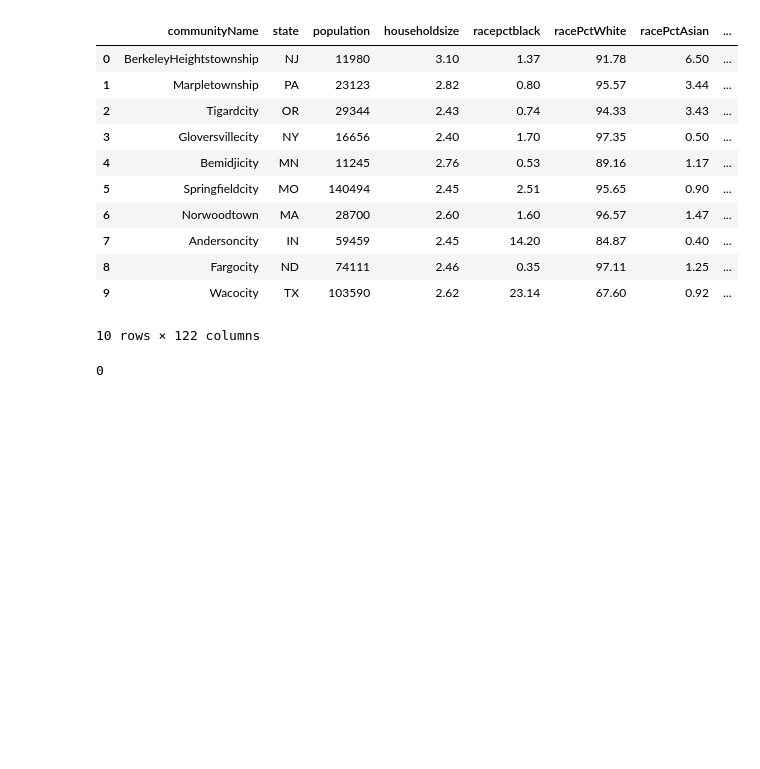
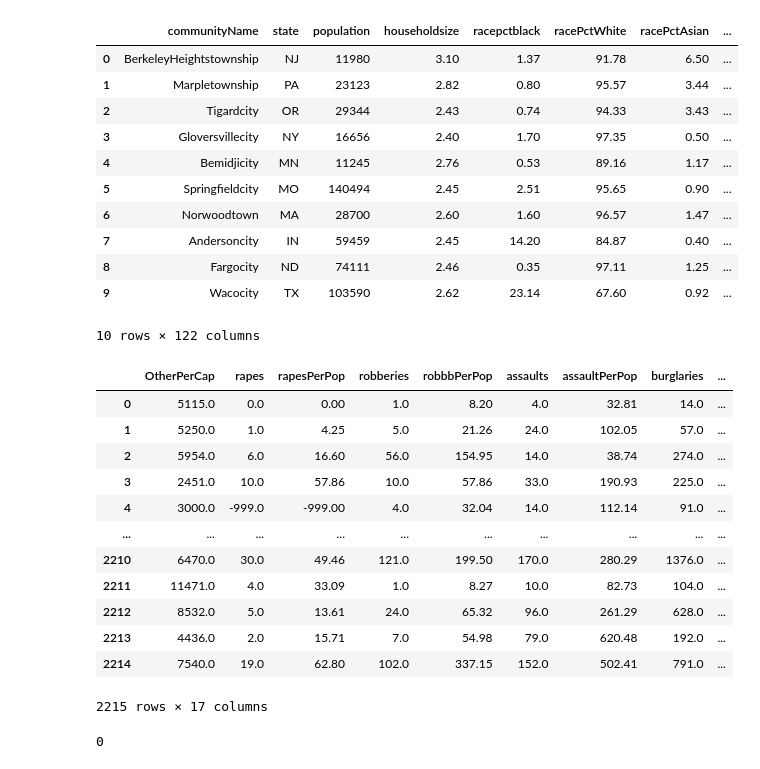
Before and after one commit to Fatimajavid/PredictingCrimesintheUS, a Jupyter notebook: Project.ipynb, the cells around one changed output. Saved outputs shown, nothing was run; the diff lists cells and outputs as text; code cells hidden in the pictures; blank space fills up the shorter version.

Commit message:
Added fillna to project

```diff
--- a/Project.ipynb
+++ b/Project.ipynb
@@ -132,6 +132,21 @@ df.head(10)
 10 rows × 122 columns
 # %%
 # Fill in NaN with -999
+df[cols_with_nulls].fillna(-999)
+# %% [output]
+|  | OtherPerCap | rapes | rapesPerPop | robberies | robbbPerPop | assaults | assaultPerPop | burglaries | ... |
+| 0 | 5115.0 | 0.0 | 0.00 | 1.0 | 8.20 | 4.0 | 32.81 | 14.0 | ... |
+| 1 | 5250.0 | 1.0 | 4.25 | 5.0 | 21.26 | 24.0 | 102.05 | 57.0 | ... |
+| 2 | 5954.0 | 6.0 | 16.60 | 56.0 | 154.95 | 14.0 | 38.74 | 274.0 | ... |
+| 3 | 2451.0 | 10.0 | 57.86 | 10.0 | 57.86 | 33.0 | 190.93 | 225.0 | ... |
+| 4 | 3000.0 | -999.0 | -999.00 | 4.0 | 32.04 | 14.0 | 112.14 | 91.0 | ... |
+| ... | ... | ... | ... | ... | ... | ... | ... | ... | ... |
+| 2210 | 6470.0 | 30.0 | 49.46 | 121.0 | 199.50 | 170.0 | 280.29 | 1376.0 | ... |
+| 2211 | 11471.0 | 4.0 | 33.09 | 1.0 | 8.27 | 10.0 | 82.73 | 104.0 | ... |
+| 2212 | 8532.0 | 5.0 | 13.61 | 24.0 | 65.32 | 96.0 | 261.29 | 628.0 | ... |
+| 2213 | 4436.0 | 2.0 | 15.71 | 7.0 | 54.98 | 79.0 | 620.48 | 192.0 | ... |
+| 2214 | 7540.0 | 19.0 | 62.80 | 102.0 | 337.15 | 152.0 | 502.41 | 791.0 | ... |
+2215 rows × 17 columns
 # %%
 # Check for duplicates
 df.duplicated().sum()
```
